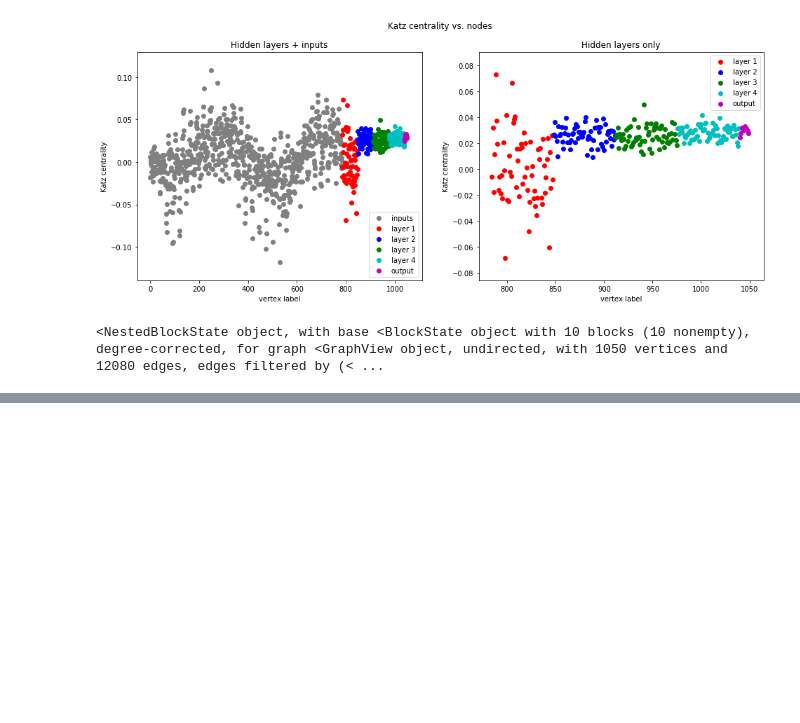
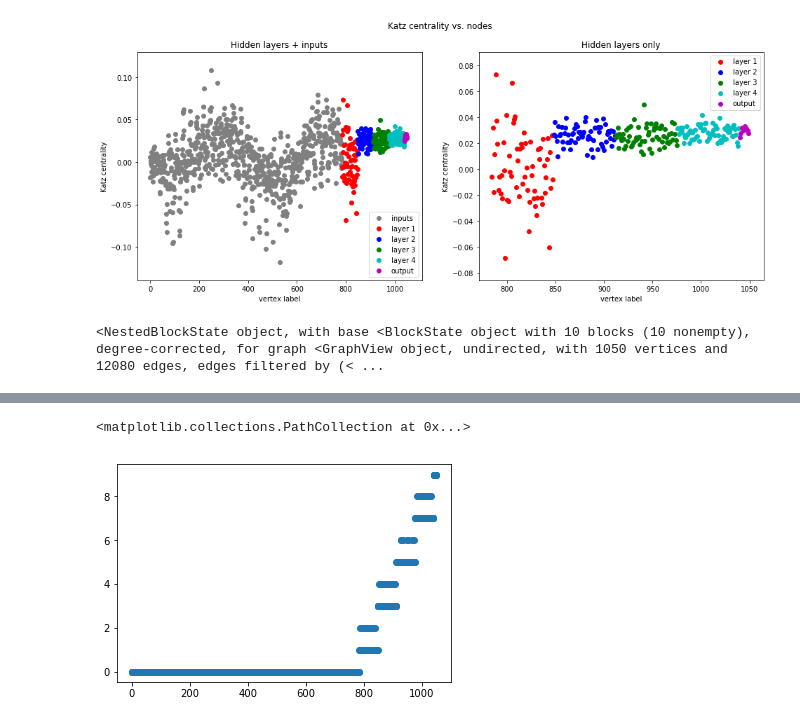
Before and after one commit to bgroenks96/dnn-community-detection, a Jupyter notebook: nn-to-graph-scratch.ipynb, the cells around one changed output, grey strips where cells are left out. Cells and saved outputs as stored; diff of their text form; code cells hidden in the pictures; blank space fills up the shorter version.

```diff
--- a/nn-to-graph-scratch.ipynb
+++ b/nn-to-graph-scratch.ipynb
@@ -160,2 +159,7 @@ min_state.draw()
+# %%
+plt.scatter(range(g_max.num_vertices()), min_state.get_bs()[0])
+# %% [output]
+<matplotlib.collections.PathCollection at 0x...>
+[figure, added]
 # %%
 from graph_tool.inference.minimize import minimize_nested_blockmodel_dl
```
Also changed, not shown: parts of 9 cells of this notebook, 1 other file.
